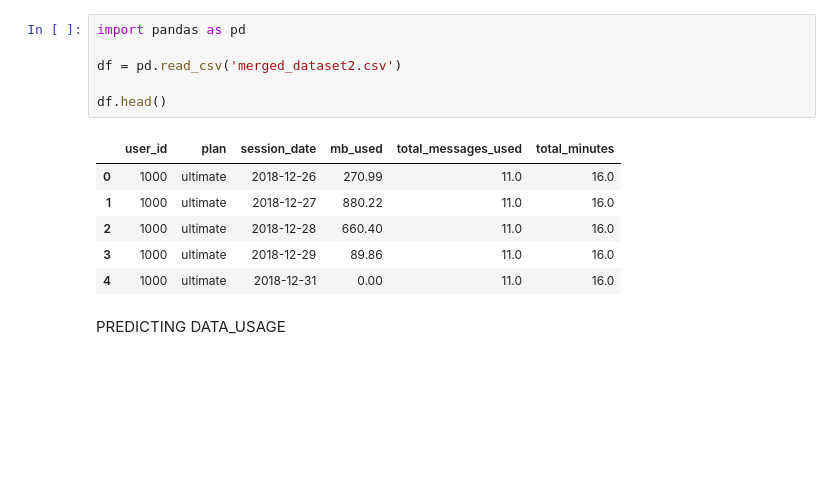
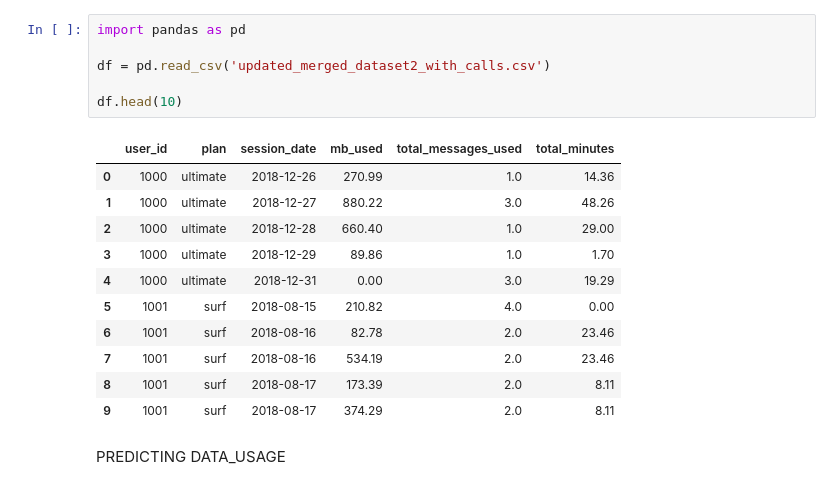
Before and after one commit to lordskyzw/ZNA-T-I-UAD, a Jupyter notebook: app/lab/lab2.ipynb, the cells around one changed output. Cells and saved outputs as stored; diff of their text form; blank space fills up the shorter version.

```diff
--- a/app/lab/lab2.ipynb
+++ b/app/lab/lab2.ipynb
@@ -1,16 +1,21 @@
 # %%
 import pandas as pd
 
-df = pd.read_csv('merged_dataset2.csv')
+df = pd.read_csv('updated_merged_dataset2_with_calls.csv')
 
-df.head()
+df.head(10)
 # %% [output]
 |  | user_id | plan | session_date | mb_used | total_messages_used | total_minutes |
-| 0 | 1000 | ultimate | 2018-12-26 | 270.99 | 11.0 | 16.0 |
-| 1 | 1000 | ultimate | 2018-12-27 | 880.22 | 11.0 | 16.0 |
-| 2 | 1000 | ultimate | 2018-12-28 | 660.40 | 11.0 | 16.0 |
-| 3 | 1000 | ultimate | 2018-12-29 | 89.86 | 11.0 | 16.0 |
-| 4 | 1000 | ultimate | 2018-12-31 | 0.00 | 11.0 | 16.0 |
+| 0 | 1000 | ultimate | 2018-12-26 | 270.99 | 1.0 | 14.36 |
+| 1 | 1000 | ultimate | 2018-12-27 | 880.22 | 3.0 | 48.26 |
+| 2 | 1000 | ultimate | 2018-12-28 | 660.40 | 1.0 | 29.00 |
+| 3 | 1000 | ultimate | 2018-12-29 | 89.86 | 1.0 | 1.70 |
+| 4 | 1000 | ultimate | 2018-12-31 | 0.00 | 3.0 | 19.29 |
+| 5 | 1001 | surf | 2018-08-15 | 210.82 | 4.0 | 0.00 |
+| 6 | 1001 | surf | 2018-08-16 | 82.78 | 2.0 | 23.46 |
+| 7 | 1001 | surf | 2018-08-16 | 534.19 | 2.0 | 23.46 |
+| 8 | 1001 | surf | 2018-08-17 | 173.39 | 2.0 | 8.11 |
+| 9 | 1001 | surf | 2018-08-17 | 374.29 | 2.0 | 8.11 |
 # %% [markdown]
 PREDICTING DATA_USAGE
 # %%
```
Also changed, not shown: parts of 9 cells of this notebook, 3 other files.
